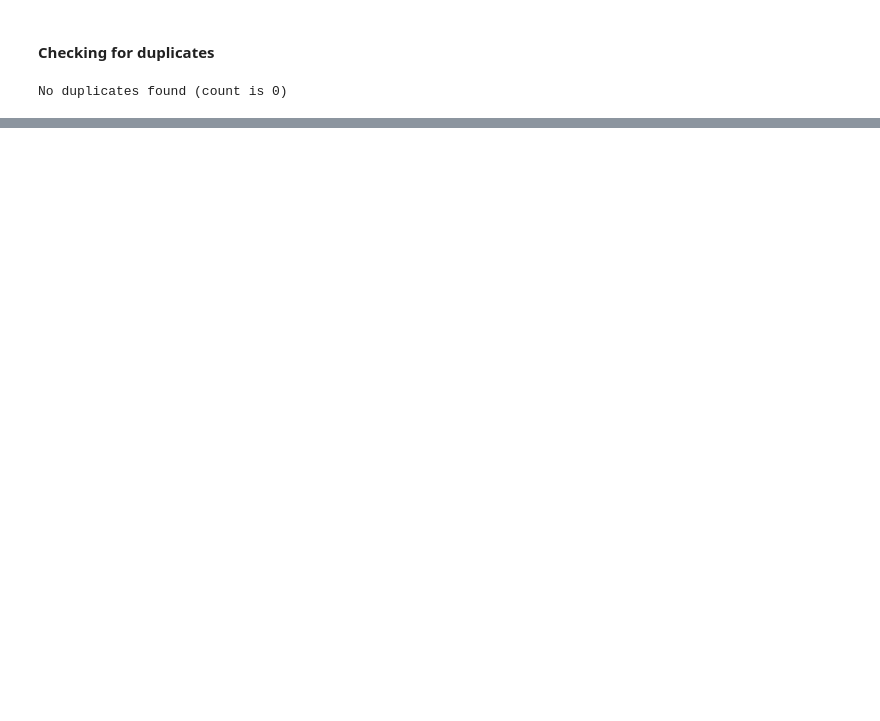
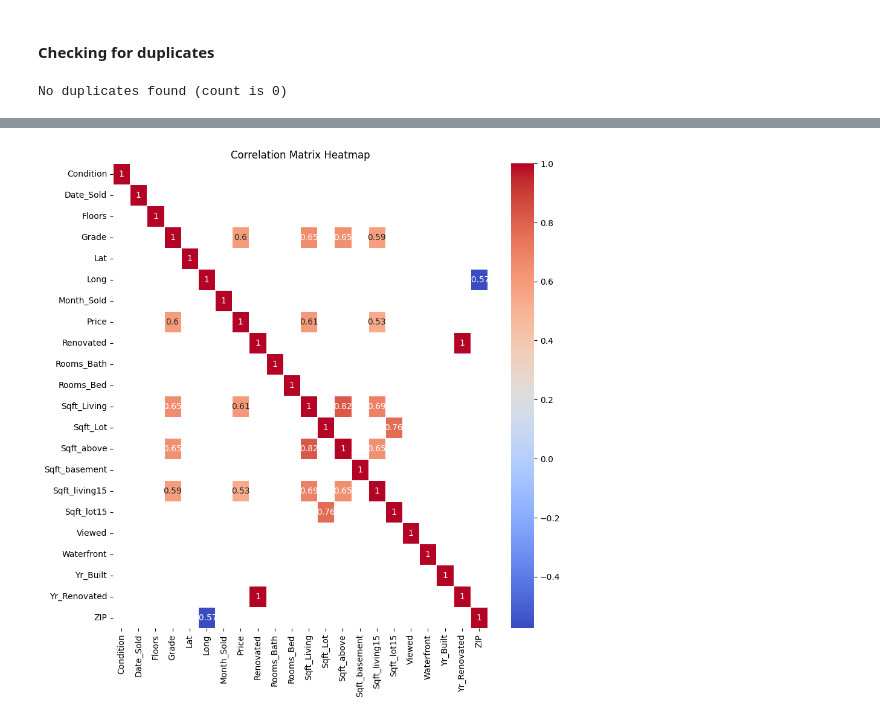
Before and after one commit to xit7/ds-eda-first-project-houses, a Jupyter notebook: 2_assignment-analysis.ipynb, the cells around one changed output, grey strips where cells are left out. Drawn from its saved outputs; the diff is of its cells as text; code cells hidden in the pictures; blank space fills up the shorter version.

```diff
--- a/2_assignment-analysis.ipynb
+++ b/2_assignment-analysis.ipynb
@@ -182,6 +178,8 @@ There are 3842 null values in column Yr_Renovated
 
 # Convert do dates
 df['Date_Sold'] = pd.to_datetime(df['Date_Sold'], format='%m/%d/%Y')
+# Adding Month_sold to research if certain month of year affect price
+df['Month_Sold'] = df.Date_Sold.dt.month
 df['Yr_Built'] = pd.to_datetime(df['Yr_Built'], format='%Y').dt.year
 
 # yr_renovated contains 0, NaN and floats. Everything else than a float > 0 should be treated as NaN
@@ -190,6 +188,7 @@ df['Yr_Renovated'] = df['Yr_Renovated'].fillna(-1)
 df['Yr_Renovated'] = df['Yr_Renovated'].astype(int)                                                     # convert year to integer (otherwise it is shown as float, weirdly)
 
 df['Renovated'] = df['Yr_Renovated'].apply(lambda x: 1 if x > 0 else 0)                                 # Add a column: 1 for renovated, 0 for not renovated
+df.sort_index(axis=1, inplace=True)                                                                     # Sort columns alphabetically
 df['Renovated'].value_counts()
 # %% [output]
 Renovated
@@ -221,0 +235,4 @@ No duplicates found (count is 0)
+# %%
+# As it is not about those specific houses, we can drop the ID
+df.drop(['ID'], axis=1, inplace=True)
+df.head(20)
@@ -221,0 +265,16 @@ No duplicates found (count is 0)
+# %%
+# Subset of data
+df_fam = df[ (df.Rooms_Bed >= 2) & (df.Rooms_Bed <= 3) & (df.Sqft_Living >= 1000)].copy()
+# %%
+# Correlation matrix
+corr_mat = df_fam.corr()
+# Show correlations greater than threshold
+thresh = 0.5
+corr_filt = corr_mat[abs(corr_mat) >= thresh]
+
+plt.figure(figsize=(10, 10))
+sns.heatmap(corr_filt, annot=True, cmap='coolwarm', linewidths=0.5)
+plt.title('Correlation Matrix Heatmap')
+plt.show()
+# %% [output]
+[figure, added]
```
Also changed, not shown: parts of 17 cells of this notebook.
